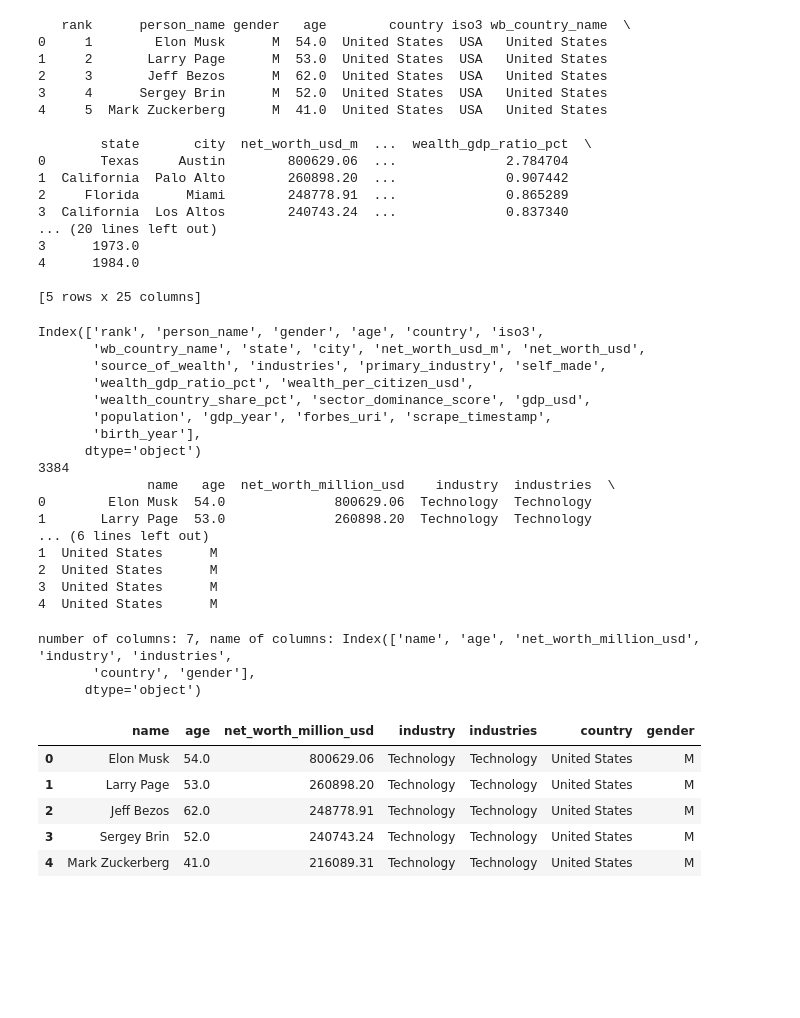
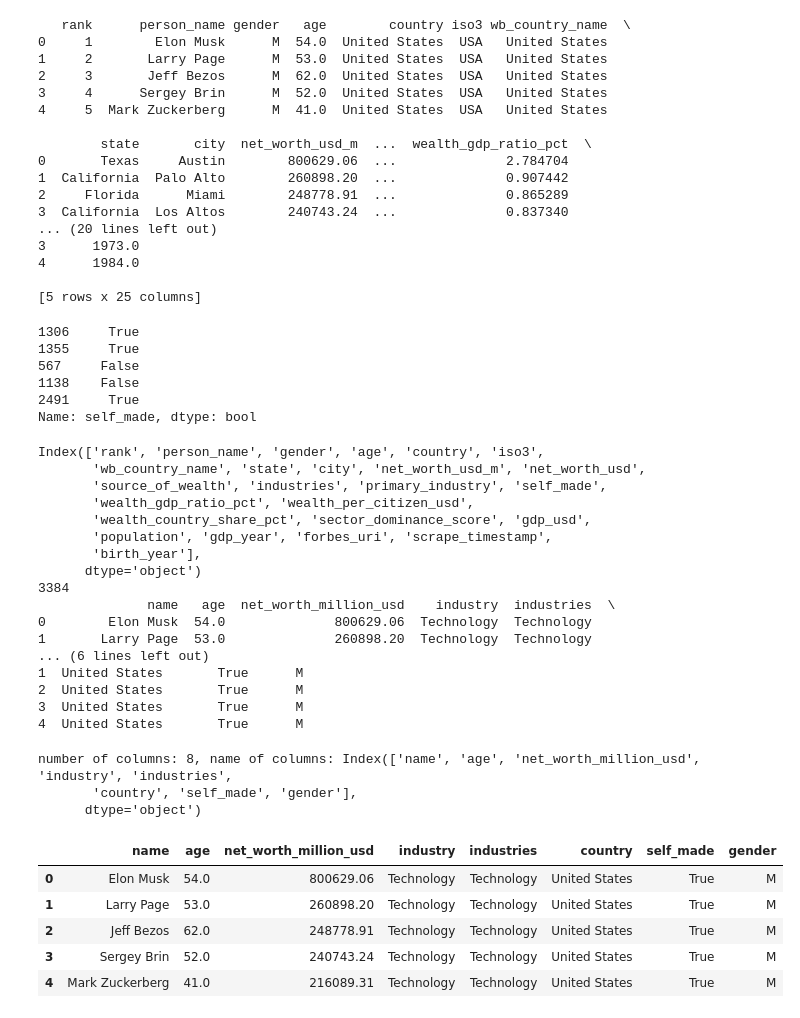
Before and after one commit to y-india/codes, a Jupyter notebook: billion_anaysis/code2.ipynb, the cells around one changed output. Drawn from its saved outputs; the diff is of its cells as text; code cells hidden in the pictures; blank space fills up the shorter version.

Commit message:
% of self made

```diff
--- a/billion_anaysis/code2.ipynb
+++ b/billion_anaysis/code2.ipynb
@@ -4,8 +4,11 @@ import seaborn as sns
 import matplotlib.pyplot as plt
 
 
-df = pd.read_csv("billionaire_individual_2026.csv")
+df = pd.read_csv("billion_file_changes/billionaire_individual_2026.csv")
 print(df.head())
+
+
+df["self_made"].sample(n=5)
 # %% [output]
    rank      person_name gender   age        country iso3 wb_country_name  \
 0     1        Elon Musk      M  54.0  United States  USA   United States
@@ -24,6 +27,12 @@ print(df.head())
 4      1984.0
 
 [5 rows x 25 columns]
+1306     True
+1355     True
+567     False
+1138    False
+2491     True
+Name: self_made, dtype: bool
 # %%
 columns = df.columns
 print(columns)
@@ -39,6 +48,7 @@ df_clean = df[[
     "primary_industry",
     "industries",
     "country",
+    "self_made",
     # "city",
     "gender"
 ]]
@@ -67,26 +77,26 @@ Index(['rank', 'person_name', 'gender', 'age', 'country', 'iso3',
 0        Elon Musk  54.0              800629.06  Technology  Technology
 1       Larry Page  53.0              260898.20  Technology  Technology
 ... (6 lines left out)
-1  United States      M
-2  United States      M
-3  United States      M
-4  United States      M
+1  United States       True      M
+2  United States       True      M
+3  United States       True      M
+4  United States       True      M
 # %%
-df_needed = pd.read_csv("billionaire_individual_needed_columns.csv")
+df_needed = pd.read_csv("billion_file_changes/billionaire_individual_needed_columns.csv")
 
 print(f"number of columns: {len(df_needed.columns)}, name of columns: {df_needed.columns}")
 
 df_needed.head()
 # %% [output]
-number of columns: 7, name of columns: Index(['name', 'age', 'net_worth_million_usd', 'industry', 'industries',
-       'country', 'gender'],
+number of columns: 8, name of columns: Index(['name', 'age', 'net_worth_million_usd', 'industry', 'industries',
+       'country', 'self_made', 'gender'],
       dtype='object')
-|  | name | age | net_worth_million_usd | industry | industries | country | gender |
-| 0 | Elon Musk | 54.0 | 800629.06 | Technology | Technology | United States | M |
-| 1 | Larry Page | 53.0 | 260898.20 | Technology | Technology | United States | M |
-| 2 | Jeff Bezos | 62.0 | 248778.91 | Technology | Technology | United States | M |
-| 3 | Sergey Brin | 52.0 | 240743.24 | Technology | Technology | United States | M |
-| 4 | Mark Zuckerberg | 41.0 | 216089.31 | Technology | Technology | United States | M |
+|  | name | age | net_worth_million_usd | industry | industries | country | self_made | gender |
+| 0 | Elon Musk | 54.0 | 800629.06 | Technology | Technology | United States | True | M |
+| 1 | Larry Page | 53.0 | 260898.20 | Technology | Technology | United States | True | M |
+| 2 | Jeff Bezos | 62.0 | 248778.91 | Technology | Technology | United States | True | M |
+| 3 | Sergey Brin | 52.0 | 240743.24 | Technology | Technology | United States | True | M |
+| 4 | Mark Zuckerberg | 41.0 | 216089.31 | Technology | Technology | United States | True | M |
 # %%
 avg_age = round(df_needed["age"].mean() ,1)
 
```
Also changed, not shown: parts of 5 cells of this notebook, 1 other file.
